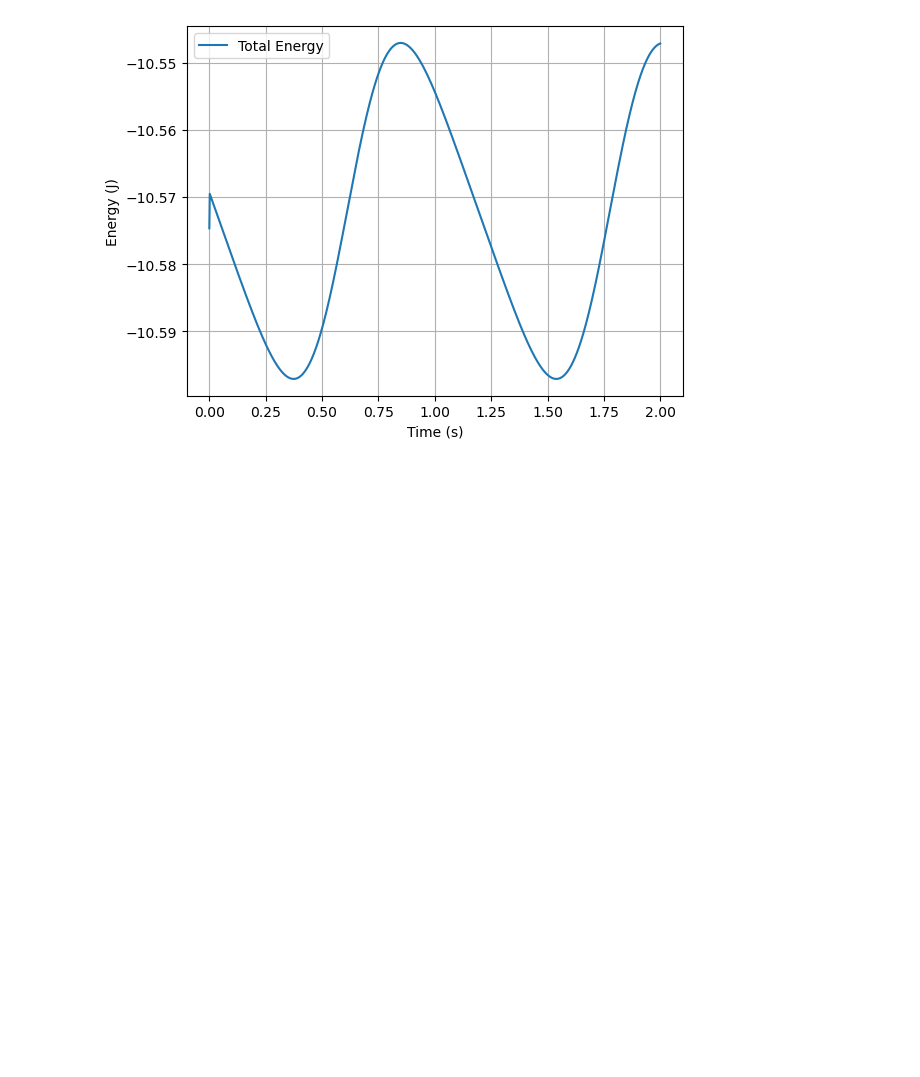
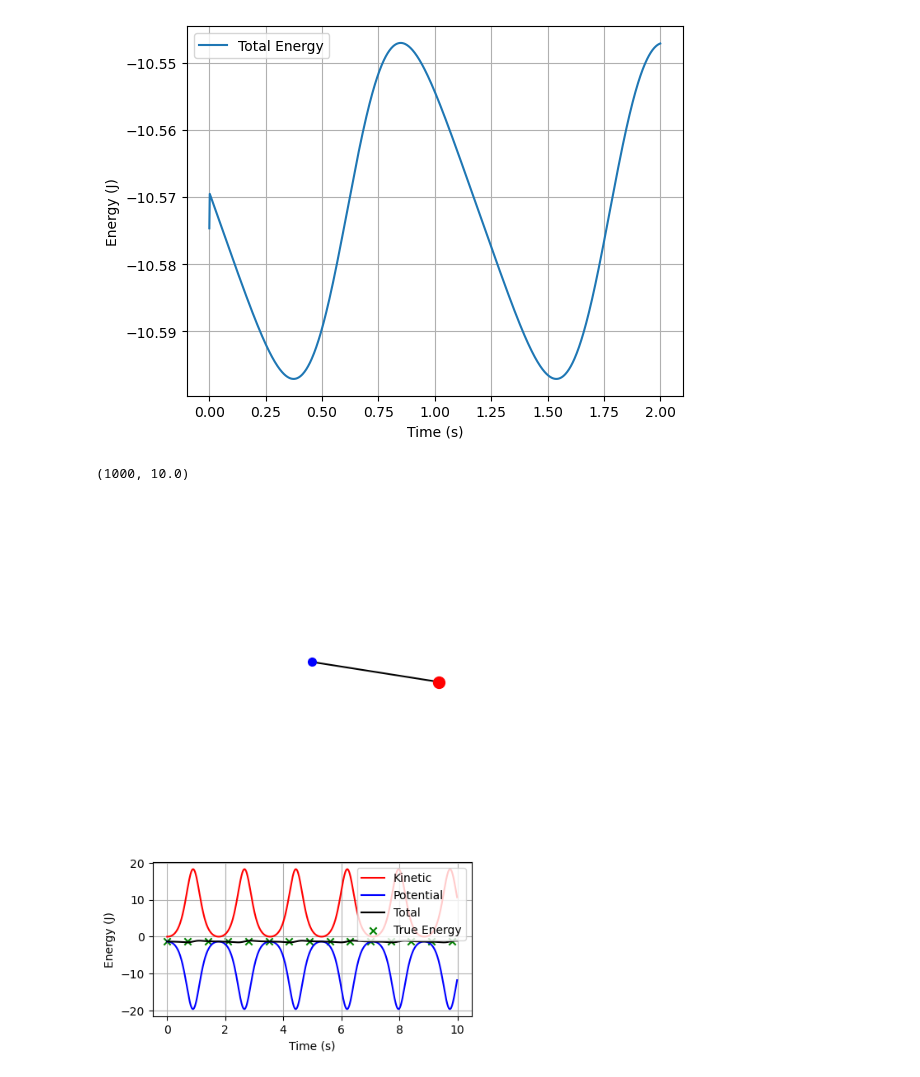
Before and after one commit to simeon-ned/varitop, a Jupyter notebook: examples/notebooks/00_pendulum.ipynb, the cells around one changed output. Drawn from its saved outputs; the diff is of its cells as text; code cells hidden in the pictures; blank space fills up the shorter version.

```diff
--- a/examples/notebooks/00_pendulum.ipynb
+++ b/examples/notebooks/00_pendulum.ipynb
@@ -128,3 +128,71 @@ ax.grid()
 plt.savefig('total_energy_109.png', dpi=300)
 # %% [output]
 [figure]
+# %%
+qs, vs, Ks, Ps = results[0]
+# %%
+ts = np.linspace(0, tf, int(tf / dt))
+# %%
+len(qs), tf
+# %% [output]
+(1000, 10.0)
+# %%
+from matplotlib.animation import FuncAnimation
+
+# Create a figure and axis
+fig, ax = plt.subplots(2, 1, figsize=(5, 8), height_ratios=[4, 2])
+
+# Set the x and y limits of the plot
+ax[0].set_xlim(-1.2, 1.2)
+ax[0].set_ylim(-1.2, 1.2)
+ax[0].set_xticks([])
+ax[0].set_yticks([])
+ax[0].set_aspect("equal")
+ax[0].spines['top'].set_visible(False)
+ax[0].spines['right'].set_visible(False)
+ax[0].spines['bottom'].set_visible(False)
+ax[0].spines['left'].set_visible(False)
+
+# Create a line object for the line between the points
+(line1,) = ax[0].plot([], [], "black", linestyle='-')
+ax[0].plot([0], [0], 'bo', markersize=7)
+(mass,) = ax[0].plot([], [], 'ro', markersize=10)
+
+(line3,) = ax[1].plot(ts, Ks, "red", linestyle='-', label='Kinetic')
+(line4,) = ax[1].plot(ts, Ps, "blue", linestyle='-', label='Potential')
+(line2,) = ax[1].plot(ts, Ks + Ps, "black", linestyle='-', label='Total')
+gt = ax[1].scatter(ts[::70], ([Ks[0] + Ps[0]] * steps)[::70], color="green", marker='x', label='True Energy')
+
+ax[1].grid()
+ax[1].legend()
+ax[1].set_xlabel('Time (s)')
+ax[1].set_ylabel('Energy (J)')
+
+# Create a scatter plot for the points
+# (points,) = ax.plot([], [], "ro")
+
+
+# Animation update function
+def update(frame):
+    # Update the line and points data
+    alpha = qs[frame][0]
+    x = np.sin(alpha)
+    y = np.cos(alpha)
+    line1.set_data([0, x], [0, y])
+    mass.set_data([x], [y])
+
+    line3.set_data(ts[:frame], Ks[:frame])
+    line4.set_data(ts[:frame], Ps[:frame])
+    line2.set_data(ts[:frame], Ks[:frame] + Ps[:frame])
+    # line2.set_data([x1[frame], x2[frame]], [y1[frame], y2[frame]])
+    # points.set_data([0, x1[frame], x2[frame]], [0, y1[frame], y2[frame]])
+
+    return line1, mass, line2
+
+# Create the animation
+animation = FuncAnimation(fig, update, frames=len(qs), blit=True)
+
+# Show the plot
+animation.save("test.gif", writer="ffmpeg", fps=50, dpi=300)
+# %% [output]
+[figure, added]
```
Also changed, not shown: parts of 5 cells of this notebook, 10 other files.
